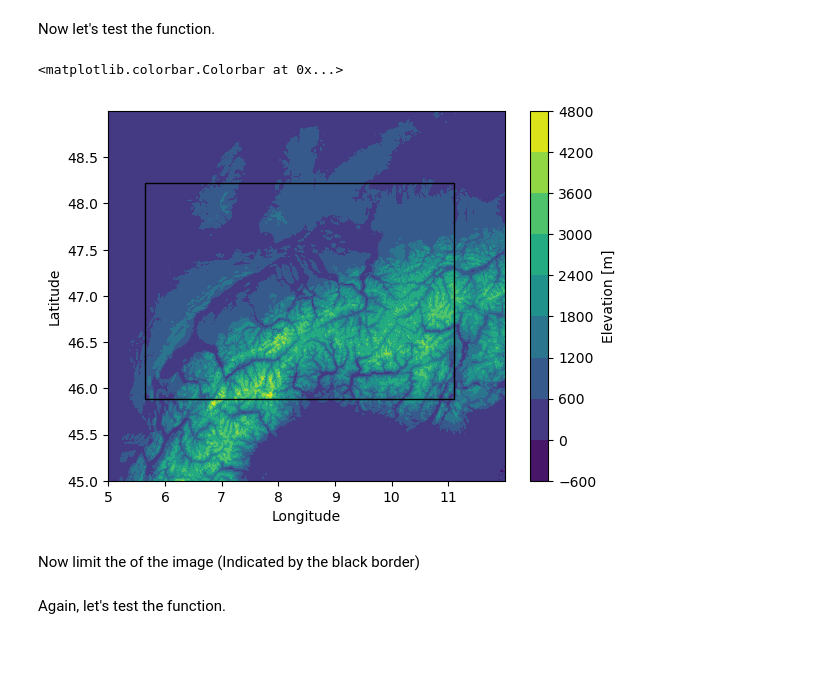
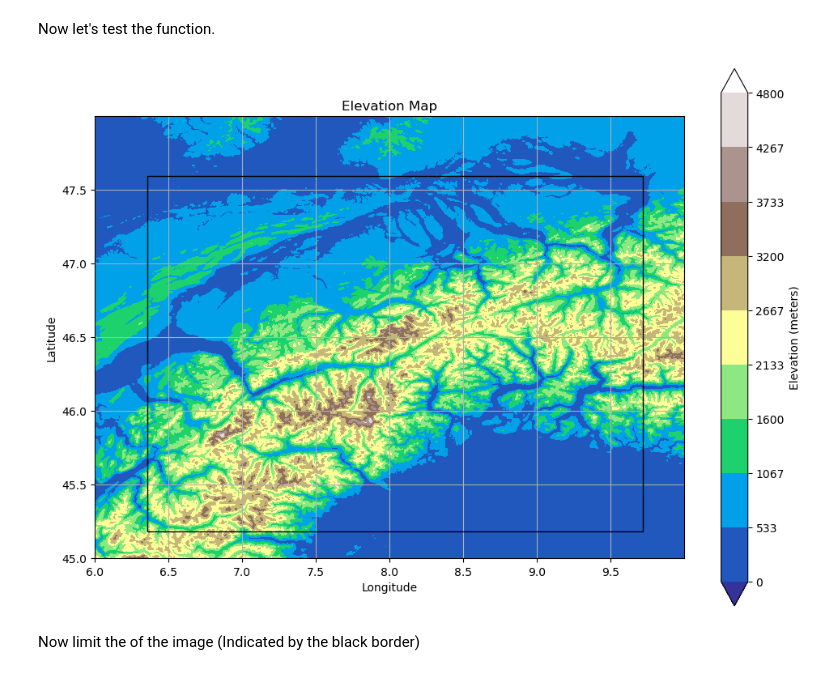
Before and after one commit to FPWRasmussen/DTU-Special-Course, a Jupyter notebook: src/elevation_handler.ipynb, the cells around one changed output. Saved outputs shown, nothing was run; the diff lists cells and outputs as text; code cells hidden in the pictures.

```diff
--- a/src/elevation_handler.ipynb
+++ b/src/elevation_handler.ipynb
@@ -61,8 +57,6 @@ def download_elevation(map_boundaries):
                 data = np.frombuffer(f.read(), np.dtype('>i2')).reshape((3601, 3601))
                 data = np.flip(data, axis=0)
 
-            image = Image.fromarray(data)
-
             merged_map[i*3601:(i+1)*3601, j*3601:(j+1)*3601] = data
 
     srtm_latitude = np.linspace(np.floor(lat_min), np.ceil(lat_max), merged_map.shape[0])
@@ -71,25 +65,46 @@ def download_elevation(map_boundaries):
     return srtm_longitude, srtm_latitude, merged_map
 # %% [markdown]
 Now let's test the function.
-# %%
-map_boundaries = np.array([45.88, 48.22, 5.64, 11.09])
-
-srtm_longitude, srtm_latitude, merged_map = download_elevation(map_boundaries)
-
-plt.figure()
-plt.contourf(srtm_longitude[::10],srtm_latitude[::10],  merged_map[::10, ::10])
-plt.xlabel("Longitude")
-plt.ylabel("Latitude")
-currentAxis = plt.gca()
-currentAxis.add_patch(
-    Rectangle(
-        xy=(map_boundaries[2], map_boundaries[0]),  # point of origin.
-        width=(map_boundaries[3]-map_boundaries[2]), height=(map_boundaries[1]-map_boundaries[0]), linewidth=1,
-        color='k', fill=False))
-plt.colorbar(label="Elevation [m]")
-# %% [output]
-<matplotlib.colorbar.Colorbar at 0x...>
-[figure, removed]
+# %%
+map_boundaries = np.array([45.184, 47.593, 6.356, 9.72])
+#  45.184824127006706, 6.356677460471748 47.5930208421994, 9.723481445784927
+# map_boundaries = np.array([55.22, 55.7, 12.42, 12.7])
+
+srtm_longitude, srtm_latitude, merged_map = download_elevation(map_boundaries)
+scale = 20
+# projection = ccrs.PlateCarree()
+vmin = 0
+vmax = float('%.2g' % np.max(merged_map)) # round down to two significant digits
+levels = np.linspace(vmin, vmax, 10)
+
+fig, ax = plt.subplots(figsize = (10, 7))
+ct = ax.contourf(srtm_longitude[::scale], srtm_latitude[::scale], merged_map[::scale, ::scale],
+                 levels = levels, vmin = vmin, vmax = vmax, extend = "both",
+                 cmap='terrain')
+plt.colorbar(ct, ax = ax, label='Elevation (meters)')
+
+# Add the rectangle to the plot
+rect = Rectangle(
+    xy=(map_boundaries[2], map_boundaries[0]),  # bottom-left corner
+    width=(map_boundaries[3] - map_boundaries[2]),  # width
+    height=(map_boundaries[1] - map_boundaries[0]),  # height
+    linewidth=1,
+    edgecolor='k',
+    facecolor='none'
+)
+
+ax.add_patch(rect)
+rect.set_zorder(3)
+
+ax.grid()
+ax.set_aspect('equal')
+ax.set_title('Elevation Map')
+ax.set_xlabel('Longitude')
+ax.set_ylabel('Latitude')
+plt.tight_layout()
+plt.show()
+# %% [output]
+[figure, added]
 # %% [markdown]
 Now limit the of the image (Indicated by the black border)
 # %%
@@ -105,5 +120,3 @@ def generate_subarray(original_array, row_points, col_points, subarray_bounds):
     subcol_points = col_points[start_col:end_col+1]
 
     return subarray, subrow_points, subcol_points, subarray_bounds
-# %% [markdown]
-Again, let's test the function.
```
Also changed, not shown: parts of 4 cells of this notebook, 3 other files.
